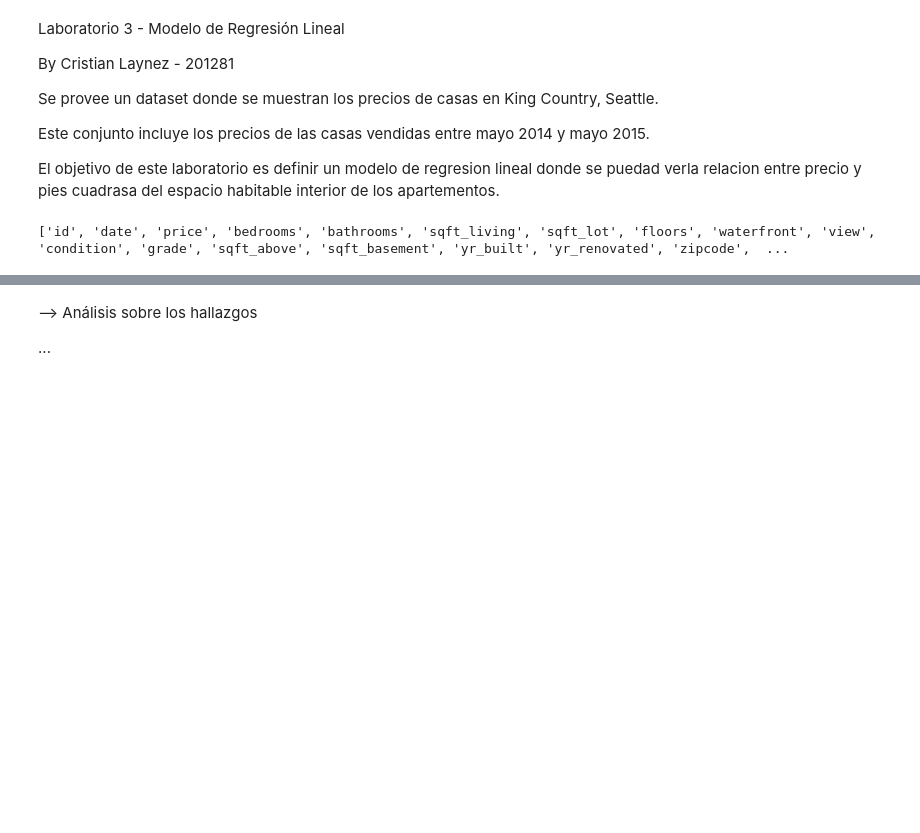
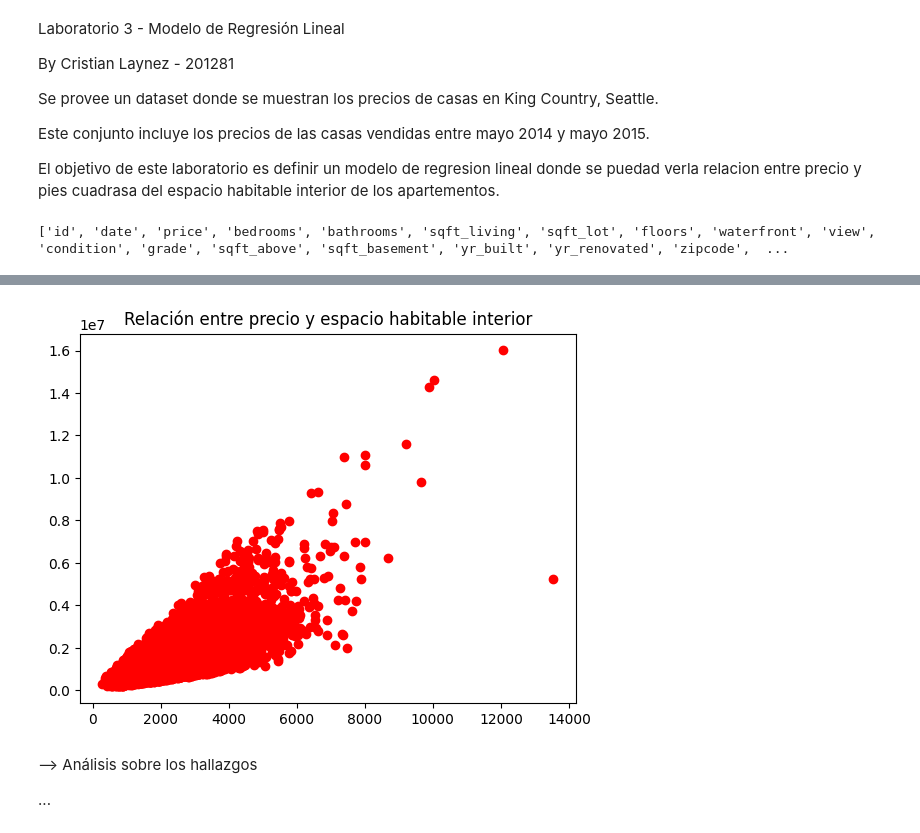
Before and after one commit to CRLB-sketch/AI_Lab3, a Jupyter notebook: lab3.ipynb, the cells around one changed output, grey strips where cells are left out. Saved outputs shown, nothing was run; the diff lists cells and outputs as text; code cells hidden in the pictures; blank space fills up the shorter version.

```diff
--- a/lab3.ipynb
+++ b/lab3.ipynb
@@ -73,20 +73,25 @@ DATASET_X_LIM = 100
 # %%
 # --> Obtener datos para mostrar la siguiente relacion:
 # * precio y pies cuadrados del espacio habitable interior (price - sqft_living).
-X = np.array(data['price']).reshape((DATASET_SET_SIZE, 1))
+array_living = np.array(data['sqft_living'])
+array_price = np.array(data['price'])
+X = array_price.reshape((DATASET_SET_SIZE, 1))
 Xr = np.hstack((
     np.ones((DATASET_SET_SIZE, 1)),
-    np.array(data['sqft_living']).reshape((DATASET_SET_SIZE, 1))
+    array_living.reshape((DATASET_SET_SIZE, 1))
 ))
-y = 3 + 2 * X + np.array(data['sqft_living']).reshape((DATASET_SET_SIZE, 1)) * DATASET_SPARSE_RATIO
+y = 3 + 2 * X + array_living.reshape((DATASET_SET_SIZE, 1)) * DATASET_SPARSE_RATIO
 
 to = np.random.rand(Xr.shape[1], 1)
+xmr = np.hstack((np.ones((X.shape[0], 1)), X))
+theta = np.linalg.inv(xmr.T @ xmr) @ xmr.T @ array_living # array_living = y
+print(f"theta: {theta} and {theta[0][0]} and {theta[1][0]}")
 
 # -> Utilizar la implementacion vectorial del algoritmo de regresion lineal
 tf, costs = linear_regression(
     Xr,
     y,
-    to,
+    theta,
     cost,
     grad,
     a=0.025,
@@ -95,11 +100,17 @@ tf, costs = linear_regression(
 
 print(f"Tf: {tf}")
 
-# Preparar las variables xm, xmr y ym
+# theta_temp =
+# ym = theta[0][0] + theta[1][0] * X[:, 1] # Definiendo nuestra prediccion
+
+# # # # Preparar las variables xm, xmr y ym
 xm = np.array([[0], [DATASET_X_LIM]])
+print(f"xm: {xm}")
 xmr = np.hstack((
     np.ones((2, 1)),
     xm
 ))
 ym = xmr @ tf
+print(f"xmr: {xmr}")
+print(f"ym: {ym}")
 # %% [output]
@@ -108,16 +127,19 @@ Tf: [[-4.10310534e+107]
 # %%
 # Se graficara el resultado del modelo de regresion lineal
 
 # ! Graficar modelo de regresion lineal
 plt.plot(Xr[:, 1], y, 'ro') # datos
-plt.plot(xm, ym) # regresion lineal
-plt.title("Regresion Lineal (price - sqft_living)")
+# plt.plot(xm, ym) # regresion lineal
+# plt.title("Modelo Regresion Lineal (price - sqft_living)")
+plt.title("Relación entre precio y espacio habitable interior")
 plt.show()
 
 # ! Graficar costos
 plt.plot(costs)
 plt.title("Costos")
 plt.show()
+# %% [output]
+[figure, added]
 # %% [markdown]
 --> Análisis sobre los hallazgos
 
```
Also changed, not shown: parts of 1 cell of this notebook, 1 other file.
